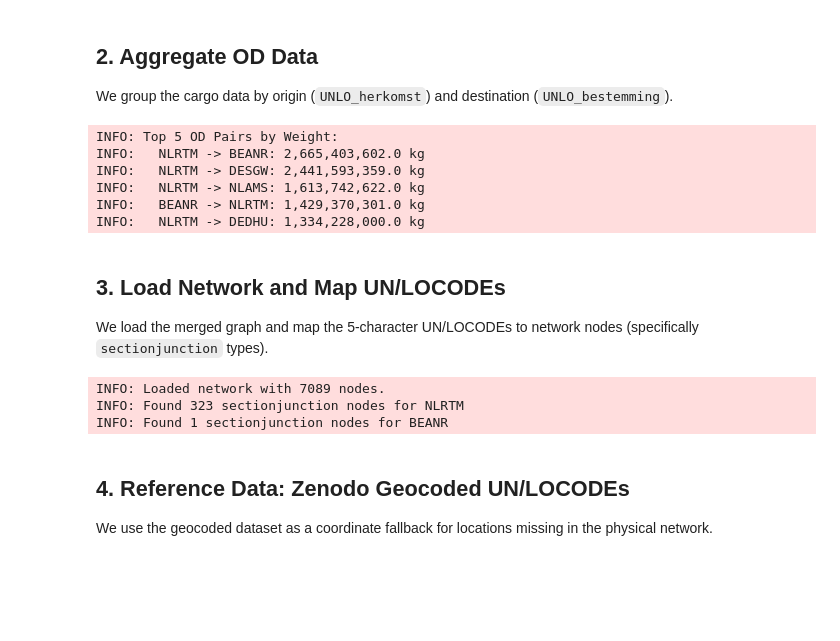
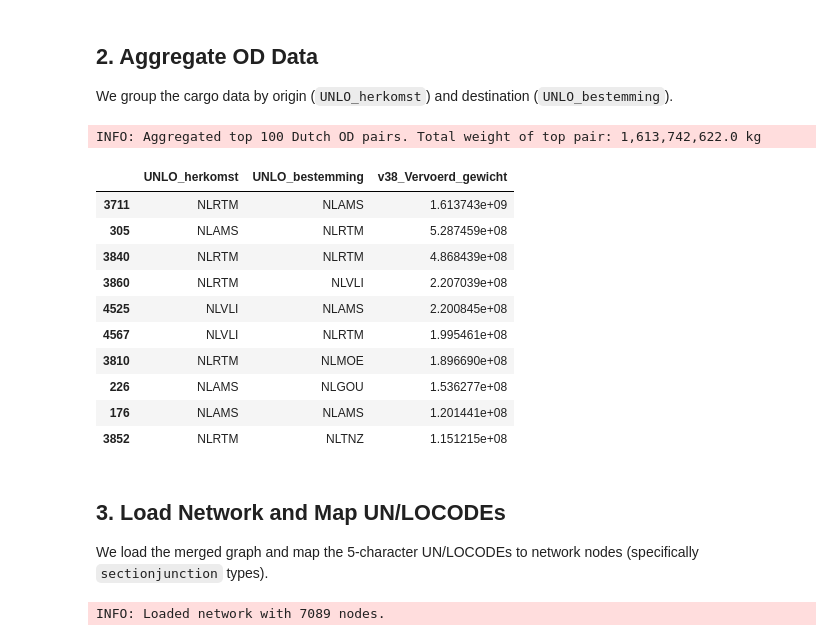
Before and after one commit to RWS-NL/fis-crawler, a Jupyter notebook: notebooks/ivs_analysis.ipynb, the cells around one changed output. Cells and saved outputs as stored; diff of their text form; code cells hidden in the pictures; blank space fills up the shorter version.

```diff
--- a/notebooks/ivs_analysis.ipynb
+++ b/notebooks/ivs_analysis.ipynb
@@ -52,26 +53,38 @@ INFO: Loaded 55646 records from IVS_weekmonitor_31MAR2026.csv.
 ## 2. Aggregate OD Data
 We group the cargo data by origin (`UNLO_herkomst`) and destination (`UNLO_bestemming`).
 # %%
+# Filter for Dutch origins and destinations (prefix NL)
+nl_mask = ivs_df["UNLO_herkomst"].str.startswith("NL", na=False) & ivs_df[
+    "UNLO_bestemming"
+].str.startswith("NL", na=False)
+ivs_nl = ivs_df[nl_mask].copy()
+
 # Aggregate transported weight (v38_Vervoerd_gewicht) by OD pair
 od_pairs = (
-    ivs_df.groupby(["UNLO_herkomst", "UNLO_bestemming"])["v38_Vervoerd_gewicht"]
+    ivs_nl.groupby(["UNLO_herkomst", "UNLO_bestemming"])["v38_Vervoerd_gewicht"]
     .sum()
     .reset_index()
 )
 od_pairs = od_pairs.sort_values(by="v38_Vervoerd_gewicht", ascending=False)
 
-logger.info("Top 5 OD Pairs by Weight:")
-for idx, row in od_pairs.head(5).iterrows():
-    logger.info(
-        f"  {row['UNLO_herkomst']} -> {row['UNLO_bestemming']}: {row['v38_Vervoerd_gewicht']:,} kg"
-    )
+top_100_od = od_pairs.head(100)
+logger.info(
+    f"Aggregated top 100 Dutch OD pairs. Total weight of top pair: {top_100_od.iloc[0]['v38_Vervoerd_gewicht']:,} kg"
+)
+top_100_od.head(10)
 # %% [output]
-INFO: Top 5 OD Pairs by Weight:
-INFO:   NLRTM -> BEANR: 2,665,403,602.0 kg
-INFO:   NLRTM -> DESGW: 2,441,593,359.0 kg
-INFO:   NLRTM -> NLAMS: 1,613,742,622.0 kg
-INFO:   BEANR -> NLRTM: 1,429,370,301.0 kg
-INFO:   NLRTM -> DEDHU: 1,334,228,000.0 kg
+INFO: Aggregated top 100 Dutch OD pairs. Total weight of top pair: 1,613,742,622.0 kg
+|  | UNLO_herkomst | UNLO_bestemming | v38_Vervoerd_gewicht |
+| 3711 | NLRTM | NLAMS | 1.613743e+09 |
+| 305 | NLAMS | NLRTM | 5.287459e+08 |
+| 3840 | NLRTM | NLRTM | 4.868439e+08 |
+| 3860 | NLRTM | NLVLI | 2.207039e+08 |
+| 4525 | NLVLI | NLAMS | 2.200845e+08 |
+| 4567 | NLVLI | NLRTM | 1.995461e+08 |
+| 3810 | NLRTM | NLMOE | 1.896690e+08 |
+| 226 | NLAMS | NLGOU | 1.536277e+08 |
+| 176 | NLAMS | NLAMS | 1.201441e+08 |
+| 3852 | NLRTM | NLTNZ | 1.151215e+08 |
 # %% [markdown]
 ## 3. Load Network and Map UN/LOCODEs
 We load the merged graph and map the 5-character UN/LOCODEs to network nodes (specifically `sectionjunction` types).
@@ -81,40 +94,19 @@ with graph_path.open("rb") as f:
     graph = pickle.load(f)
 
 nodes_gdf = gpd.GeoDataFrame(graph.nodes.values(), index=graph.nodes.keys())
-# Ensure CRS is set (fail-fast)
 nodes_gdf = nodes_gdf.set_crs(epsg=4326)
-
 logger.info(f"Loaded network with {len(nodes_gdf)} nodes.")
 
 
-def find_nodes_for_locode(locode):
-    """Find network nodes matching the given 5-char UN/LOCODE, focusing on sectionjunctions."""
-    # Match by prefix or inclusion in ISRS locode
+def get_sample_node_for_locode(locode):
+    """Find a representative sectionjunction node for the given 5-char UN/LOCODE."""
     mask = nodes_gdf["locode"].str.startswith(locode, na=False) | nodes_gdf[
         "locode"
     ].str.contains(locode[2:], na=False)
-
-    # Focus on sectionjunction nodes
     junction_mask = nodes_gdf["geo_type"] == "sectionjunction"
-
-    nodes = nodes_gdf[mask & junction_mask]
-    assert not nodes.empty, f"No sectionjunction nodes found for {locode}"
-    return nodes
-
-
-# Example: Rotterdam (NLRTM) to Antwerp (BEANR)
-origin_locode = "NLRTM"
-dest_locode = "BEANR"
-
-origin_nodes = find_nodes_for_locode(origin_locode)
-dest_nodes = find_nodes_for_locode(dest_locode)
-
-logger.info(f"Found {len(origin_nodes)} sectionjunction nodes for {origin_locode}")
-logger.info(f"Found {len(dest_nodes)} sectionjunction nodes for {dest_locode}")
+    matches = nodes_gdf[mask & junction_mask]
+    if matches.empty:
+        return None
+    return matches.index[0]
 # %% [output]
 INFO: Loaded network with 7089 nodes.
-INFO: Found 323 sectionjunction nodes for NLRTM
-INFO: Found 1 sectionjunction nodes for BEANR
-# %% [markdown]
-## 4. Reference Data: Zenodo Geocoded UN/LOCODEs
-We use the geocoded dataset as a coordinate fallback for locations missing in the physical network.
```
Also changed, not shown: parts of 6 cells of this notebook.
